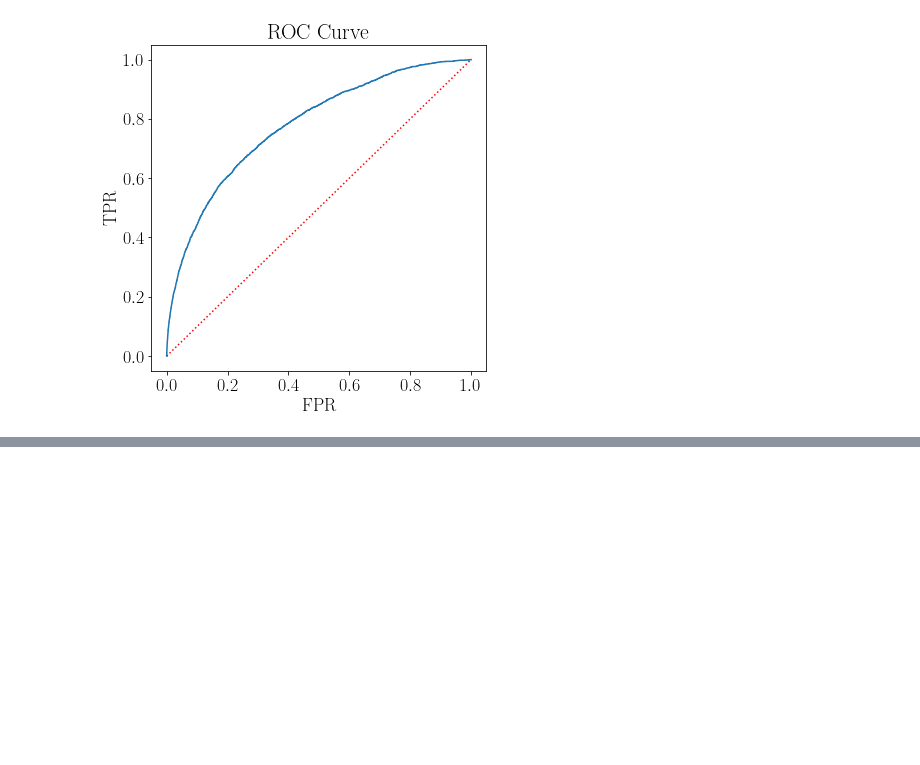
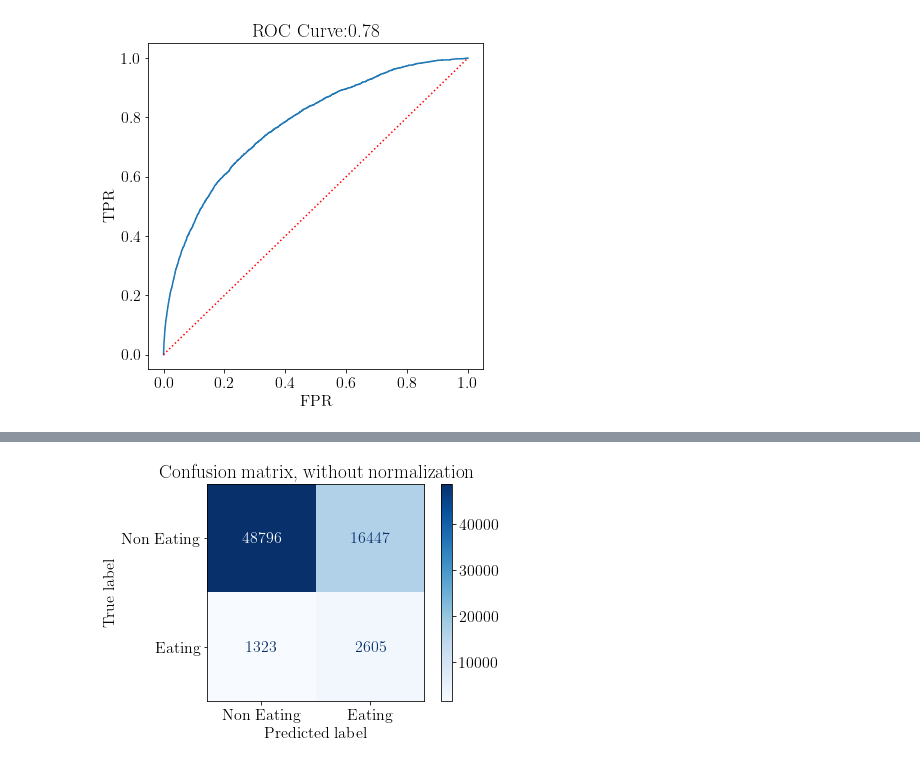
Before and after one commit to somidvar/STMI-CGM-Predictor, a Jupyter notebook: hoover.ipynb, the cells around one changed output, grey strips where cells are left out. Saved outputs shown, nothing was run; the diff lists cells and outputs as text; code cells hidden in the pictures; blank space fills up the shorter version.

```diff
--- a/hoover.ipynb
+++ b/hoover.ipynb
@@ -36,7 +36,7 @@ from sklearn.model_selection import KFold
 from sklearn.model_selection import StratifiedShuffleSplit
 
 plt.rcParams["text.usetex"] = True
-font = {"family": "normal", "weight": "bold", "size": 18}
+font = {"family": "normal", "weight": "bold", "size": 16}
 
 plt.rc("font", **font)
 
@@ -55,7 +55,7 @@ elif os.path.exists("/Users/sorush/Google Drive/My Drive/Documents/Educational/T
 
 pd.options.mode.chained_assignment = None  # default='warn'
 plt.style.use({"figure.facecolor": "white"})
-coreNumber = np.min([multiprocessing.cpu_count(), 12])
+coreNumber = np.min([multiprocessing.cpu_count(), 36])
 pd.set_option("display.max_rows", 500)
 
 # import warnings
@@ -266,15 +345,14 @@ def modelVisualizer(testData, testLabels, modelBest):
     recall = sklearn.metrics.recall_score(testLabels, slidingWindowPrediction)
     precision = sklearn.metrics.precision_score(testLabels, slidingWindowPrediction)
 
-    print("Testing on test dataset:")
-    print(confMatrix)
-    print("Accuracy", np.round(100 * accuracy, 0), "Recall", np.round(100 * recall, 0), "Precision", np.round(100 * precision, 0))
-
     titles_options = [("Confusion matrix, without normalization", None), ("Normalized confusion matrix", "true")]
 
     for title, normalize in titles_options:
         disp = plot_confusion_matrix(modelBest, testData, testLabels, display_labels=["Non Eating", "Eating"], cmap=plt.cm.Blues, normalize=normalize)
         disp.ax_.set_title(title)
+        break
+    # fig=disp.plot()
+    plt.savefig("ClemsonConfMatrix.jpg", format="jpg",dpi=300)
     plt.show()
     return confMatrix
 
@@ -304,8 +382,8 @@ def xgClassifier(xTrain, yTrain, xTest, yTest, randomSeed, normalFlag, SMOTEFlag
     maxDepthBest = -1
     estimatorBest = -1
     posWeightBest = -1
-    for maxDepth in np.arange(3, 8, 2):
-        for estimator in np.arange(150, 301, 50):
+    for maxDepth in np.arange(3, 7, 20):
+        for estimator in np.arange(150, 300, 500):
             for posWeight in posWeights:
                 clf = xgb.XGBClassifier(n_estimators=estimator, max_depth=maxDepth, objective="binary:logistic", scale_pos_weight=posWeight, random_state=randomSeed, n_jobs=coreNumber, eval_metric="logloss", use_label_encoder=False)
                 clf.fit(xTrain, yTrain)
@@ -313,7 +391,6 @@ def xgClassifier(xTrain, yTrain, xTest, yTest, randomSeed, normalFlag, SMOTEFlag
                 valPrediction = valPrediction[:, 1]
 
                 rocAucScore = roc_auc_score(yVal, valPrediction, average="weighted")
-                # rocAucScore = average_precision_score(yVal, valPrediction, average="weighted")
                 print("SMOTE:", SMOTEFlag, "Normal:", normalFlag, "Set", setNumber, "Roc-Auc:", np.round(rocAucScore, 3), "Depth:", maxDepth, "Esti:", estimator, "PosWeig:", posWeight)
                 if rocAucScore > rocAucScoreBest:
                     rocAucScoreBest = rocAucScore
@@ -324,51 +401,51 @@ def xgClassifier(xTrain, yTrain, xTest, yTest, randomSeed, normalFlag, SMOTEFlag
 
     print(modelBest)
     f1ScoreBest = -1
-    thresholdBest = np.nan
-    for threshold in np.arange(0.2, 0.8, 0.1):
-        valPrediction = modelBest.predict_proba(xVal)
-        valPrediction = valPrediction[:, 1]
-        valPrediction[valPrediction >= threshold] = 1
-        valPrediction[valPrediction < threshold] = 0
+    thresholdBest = 0.5
+    # for threshold in np.arange(0.2, 0.8, 0.1):
+    #     valPrediction = modelBest.predict_proba(xVal)
+    #     valPrediction = valPrediction[:, 1]
+    #     valPrediction[valPrediction >= threshold] = 1
+    #     valPrediction[valPrediction < threshold] = 0
 
-        accuracy = sklearn.metrics.accuracy_score(yVal, valPrediction)
-        recall = sklearn.metrics.recall_score(yVal, valPrediction)
-        precision = sklearn.metrics.precision_score(yVal, valPrediction)
-        f1Score = sklearn.metrics.f1_score(yVal, valPrediction, average="weighted")
-        if f1Score > f1ScoreBest:
-            thresholdBest = threshold
-            f1ScoreBest = f1Score
+    #     accuracy = sklearn.metrics.accuracy_score(yVal, valPrediction)
+    #     recall = sklearn.metrics.recall_score(yVal, valPrediction)
+    #     precision = sklearn.metrics.precision_score(yVal, valPrediction)
+    #     f1Score = sklearn.metrics.f1_score(yVal, valPrediction, average="weighted")
+    #     if f1Score > f1ScoreBest:
+    #         thresholdBest = threshold
+    #         f1ScoreBest = f1Score
 
     testPrediction = modelBest.predict_proba(xTest)
     testPrediction = testPrediction[:, 1]
 
-    # fpr, tpr, thresholds = roc_curve(yTest, testPrediction, pos_label=1)
-    # print(roc_auc_score(yTest, testPrediction))
-    # fig = plt.figure(figsize=(6, 6))
-    # plt.xlabel("FPR")
-    # plt.ylabel("TPR")
-    # plt.title("ROC Curve")
-    # plt.plot(fpr, tpr)
-    # plt.plot([0, 1], [0, 1], "r:")
-    # fig.savefig("ch3-HooverROC.eps", format="eps")
-    # plt.show()
+    fpr, tpr, thresholds = roc_curve(yTest, testPrediction, pos_label=1)
+    print(roc_auc_score(yTest, testPrediction))
+    fig = plt.figure(figsize=(6, 6))
+    plt.xlabel("FPR")
+    plt.ylabel("TPR")
+    plt.title("ROC Curve:" + str(np.round(roc_auc_score(yTest, testPrediction), 2)))
+    plt.plot(fpr, tpr)
+    plt.plot([0, 1], [0, 1], "r:")
+    fig.savefig("ClemsonROC.jpg", format="jpg",dpi=600)
+    plt.show()
+
+    rocAucScore = roc_auc_score(yTest, testPrediction)
 
     testPrediction[testPrediction >= thresholdBest] = 1
     testPrediction[testPrediction < thresholdBest] = 0
 
     confMatrix = sklearn.metrics.confusion_matrix(yTest, testPrediction)
-    print(confMatrix)
     accuracy = sklearn.metrics.balanced_accuracy_score(yTest, testPrediction)
     recall = sklearn.metrics.recall_score(yTest, testPrediction)
-    precision = sklearn.metrics.precision_score(yTest, testPrediction)
+    precision = sklearn.metrics.precision_score(yTest, testPrediction,average="weighted")
     f1Score = sklearn.metrics.f1_score(yTest, testPrediction, average="weighted")
-    rocAucScore = roc_auc_score(yTest, testPrediction)
 
-    print(SMOTEFlag, normalFlag, setNumber, np.round(rocAucScore, 3), np.round(accuracy, 3), np.round(recall, 3), np.round(precision, 3), np.round(f1Score, 3), maxDepthBest, estimatorBest, np.round(thresholdBest, 3), np.round(posWeightBest, 3))
+    print(SMOTEFlag, normalFlag, setNumber, "ROC=", np.round(rocAucScore, 3), "Acc=", np.round(accuracy, 3), "Rec=", np.round(recall, 3), "Prec=", np.round(precision, 3), "F1=", np.round(f1Score, 3), maxDepthBest, estimatorBest, np.round(thresholdBest, 3), np.round(posWeightBest, 3))
     reports.append([SMOTEFlag, normalFlag, setNumber, np.round(rocAucScore, 3), np.round(accuracy, 3), np.round(recall, 3), np.round(precision, 3), np.round(f1Score, 3), maxDepthBest, estimatorBest, np.round(thresholdBest, 3), np.round(posWeightBest, 3)])
     filename = os.path.join(addressPrefix, "HooverModel-" + str(np.round(thresholdBest, 3)) + ".sav")
     pickle.dump(modelBest, open(filename, "wb"))
-    # confMatrixTest = modelVisualizer(xTest, yTest, modelBest)
+    confMatrixTest = modelVisualizer(xTest, yTest, modelBest)
     return reports
 
 
@@ -516,8 +593,6 @@ def main(SMOTEFlag, normalFlag, randomSeed, dfReports):
     # dataSummarizer(f1ScoreTemp, confMatrixTest)
 
 
-normalFlag = True
-SMOTEFlag = True
 randomSeed = 78
 dfReports = []
 # dfReports = main(SMOTEFlag=True, normalFlag=True, randomSeed=randomSeed, dfReports=dfReports)
@@ -542 +617 @@ XGBClassifier(base_score=0.5, booster='gbtree', colsample_bylevel=1,
-[figure, old version]
+[figure, new version]
@@ -550,0 +619 @@ False True 0 0.609 0.609 0.252 0.317 0.923 3 150 0.8 17.611
+[figure, added]
```
Also changed, not shown: parts of 3 cells of this notebook, 3 other files.
